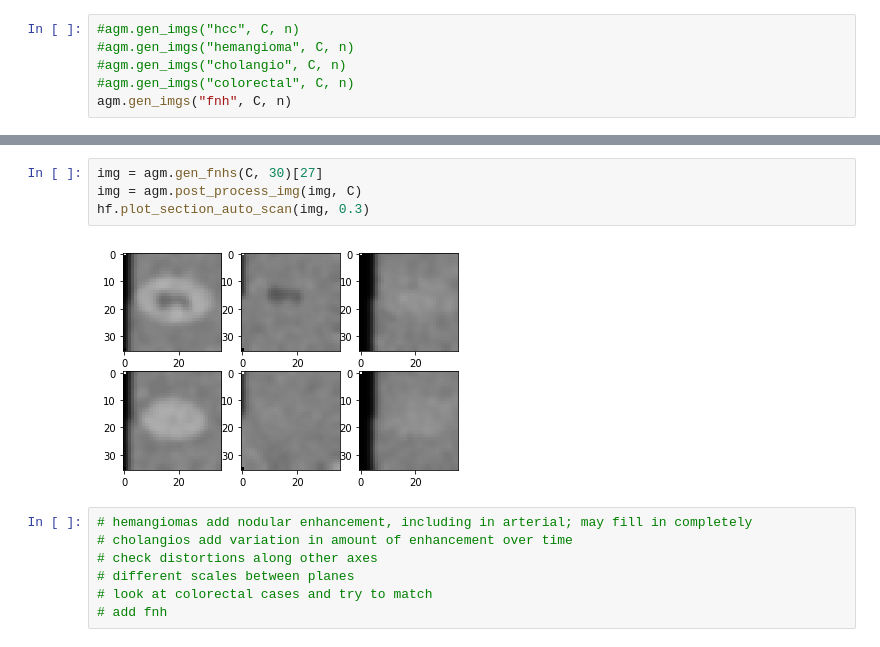
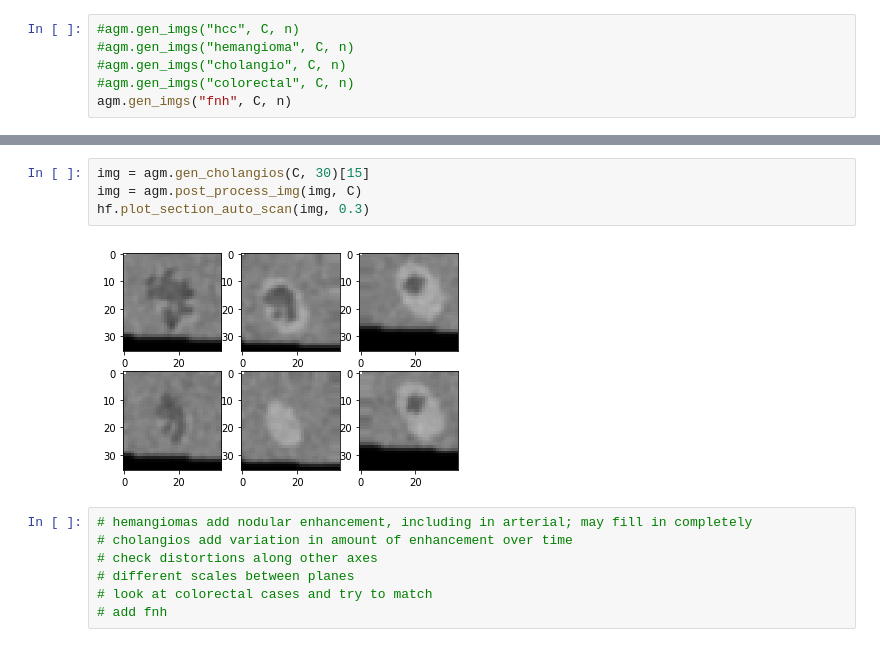
Before and after one commit to clintonjwang/voi-classifier, a Jupyter notebook: artificial-data-generator.ipynb, the cells around one changed output, grey strips where cells are left out. Saved outputs shown, nothing was run; the diff lists cells and outputs as text.

```diff
--- a/artificial-data-generator.ipynb
+++ b/artificial-data-generator.ipynb
@@ -29,9 +29,9 @@ hf.plot_section_auto_scan(img, 0.3)
 # %%
-img = agm.gen_fnhs(C, 30)[27]
+img = agm.gen_cholangios(C, 30)[15]
 img = agm.post_process_img(img, C)
 hf.plot_section_auto_scan(img, 0.3)
 # %% [output]
-[figure, old version]
+[figure, new version]
 # %%
 # hemangiomas add nodular enhancement, including in arterial; may fill in completely
 # cholangios add variation in amount of enhancement over time
```
Also changed, not shown: parts of 1 cell of this notebook, 6 other files.
